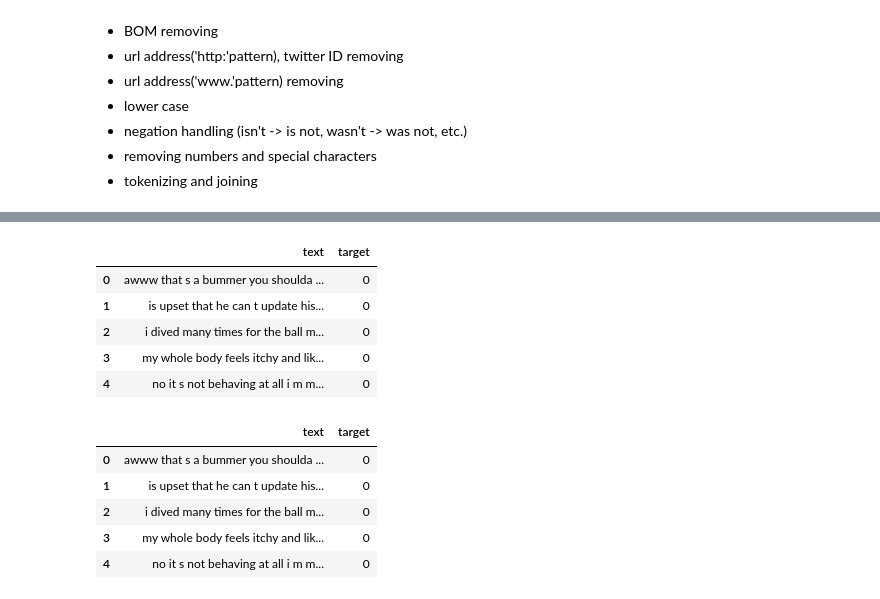
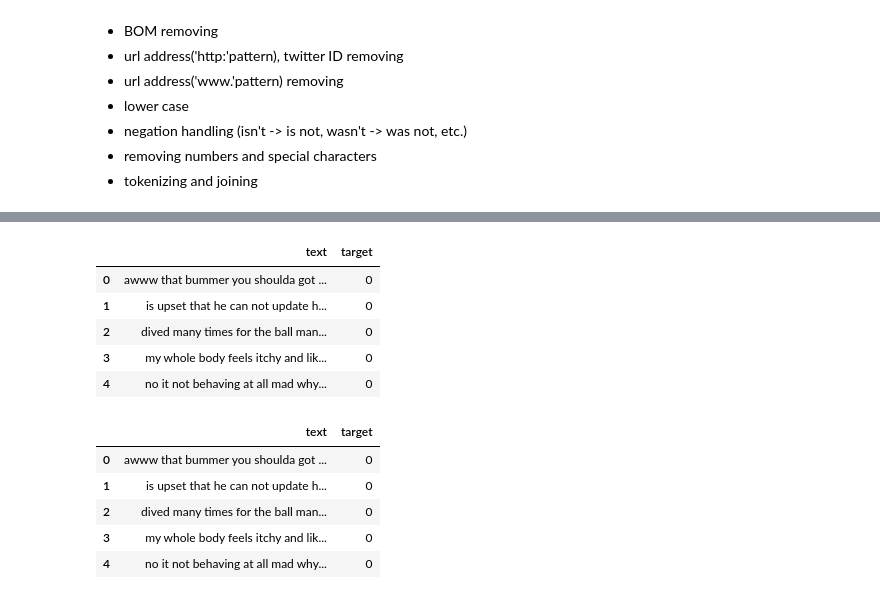
Before and after one commit to AndySama79/Sentiment-Analysis, a Jupyter notebook: sentiment-analysis.ipynb, the cells around one changed output, grey strips where cells are left out. Drawn from its saved outputs; the diff is of its cells as text; code cells hidden in the pictures.

Commit message:
re-cleaned data

```diff
--- a/sentiment-analysis.ipynb
+++ b/sentiment-analysis.ipynb
@@ -211,25 +212,47 @@ re.sub('[^a-zA-Z]', ' ', df.text[175])
 # %%
 tok = WordPunctTokenizer()
 
-pat1 = r'@[A-Za-z0-9]+'
-pat2 = r'https?://[A-Za-z0-9./]+'
+user_pat = r'@[A-Za-z0-9]+'
+https_pat = r'https?://[^ ]+'
+wwe_pat = r'www.[^ ]+'
 
-pat = r'|'.join((pat1, pat2))
+combined_pat = r'|'.join((r'|'.join((user_pat, https_pat)), wwe_pat))
+
+negations = {"isn't": "is not",
+             "aren't": "are not",
+             "wasn't": "was not",
+             "weren't": "were not",
+             "haven't": "have not",
+             "hasn't": "has not",
+             "hadn't": "had not",
+             "won't": "will not",
+             "wouldn't": "would not",
+             "don't": "do not",
+             "doesn't": "does not",
+             "didn't": "did not",
+             "can't": "can not",
+             "couldn't": "could not",
+             "shouldn't": "should not",
+             "mightn't": "might not",
+             "mustn't": "must not"}
+
+neg_pat = re.compile(r'\b(' + '|'.join(negations.keys()) + r')\b')
 
 def clean_tweet(text):
     soup = BeautifulSoup(text, 'lxml')
     souped = soup.get_text()
-    stripped = re.sub(pat, '', souped)
 
     try:
-        clean = stripped.replace(u'\ufffd', '?')
+        bom_removed = souped.replace(u'\ufffd', '?')
     except:
-        clean = stripped
+        bom_removed = souped
 
-    letters = re.sub('[^a-zA-Z]', ' ', clean).lower()
+    stripped = re.sub(combined_pat, '', bom_removed).lower()
+    neg_handled = neg_pat.sub(lambda x: negations[x.group()], stripped)
+    letters = re.sub("[^a-zA-Z]", " ", neg_handled)
 
     #   removing unnecessary white spaces
-    words = tok.tokenize(letters)
+    words = [x for x in tok.tokenize(letters) if len(x) > 1]
 
     return (" ".join(words)).strip()
 
@@ -294,22 +317,22 @@ df_clean['target'] = df.sentiment
 df_clean.head()
 # %% [output]
 |  | text | target |
-| 0 | awww that s a bummer you shoulda ... | 0 |
-| 1 | is upset that he can t update his... | 0 |
-| 2 | i dived many times for the ball m... | 0 |
+| 0 | awww that bummer you shoulda got ... | 0 |
+| 1 | is upset that he can not update h... | 0 |
+| 2 | dived many times for the ball man... | 0 |
 | 3 | my whole body feels itchy and lik... | 0 |
-| 4 | no it s not behaving at all i m m... | 0 |
+| 4 | no it not behaving at all mad why... | 0 |
 # %%
-df_clean.to_csv('data/clean_tweets.csv', encoding='utf-8')
 datapath = 'data'
 filename = 'clean_tweets.csv'
 filepath = os.path.join(datapath, filename)
+df_clean.to_csv(filepath, encoding='utf-8')
 data = pd.read_csv(filepath, index_col=0)
 data.head()
 # %% [output]
 |  | text | target |
-| 0 | awww that s a bummer you shoulda ... | 0 |
-| 1 | is upset that he can t update his... | 0 |
-| 2 | i dived many times for the ball m... | 0 |
+| 0 | awww that bummer you shoulda got ... | 0 |
+| 1 | is upset that he can not update h... | 0 |
+| 2 | dived many times for the ball man... | 0 |
 | 3 | my whole body feels itchy and lik... | 0 |
-| 4 | no it s not behaving at all i m m... | 0 |
+| 4 | no it not behaving at all mad why... | 0 |
```
Also changed, not shown: parts of 18 cells of this notebook, 1 other file.
